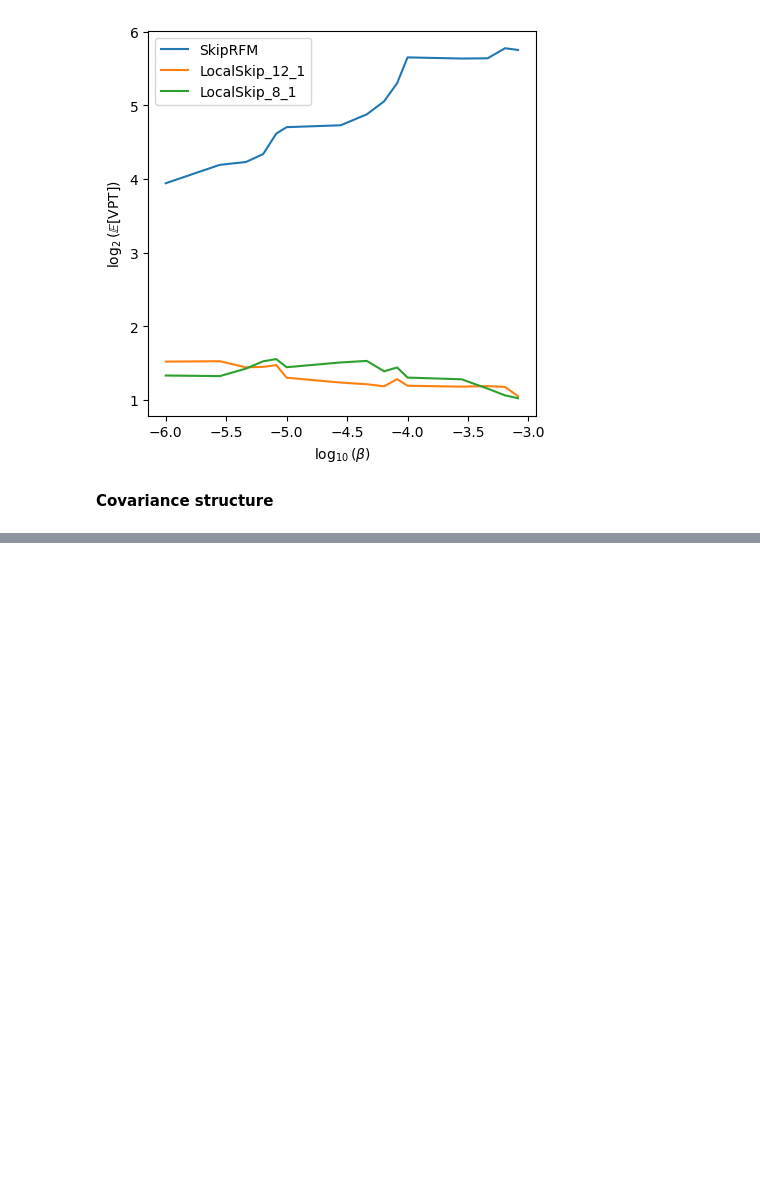
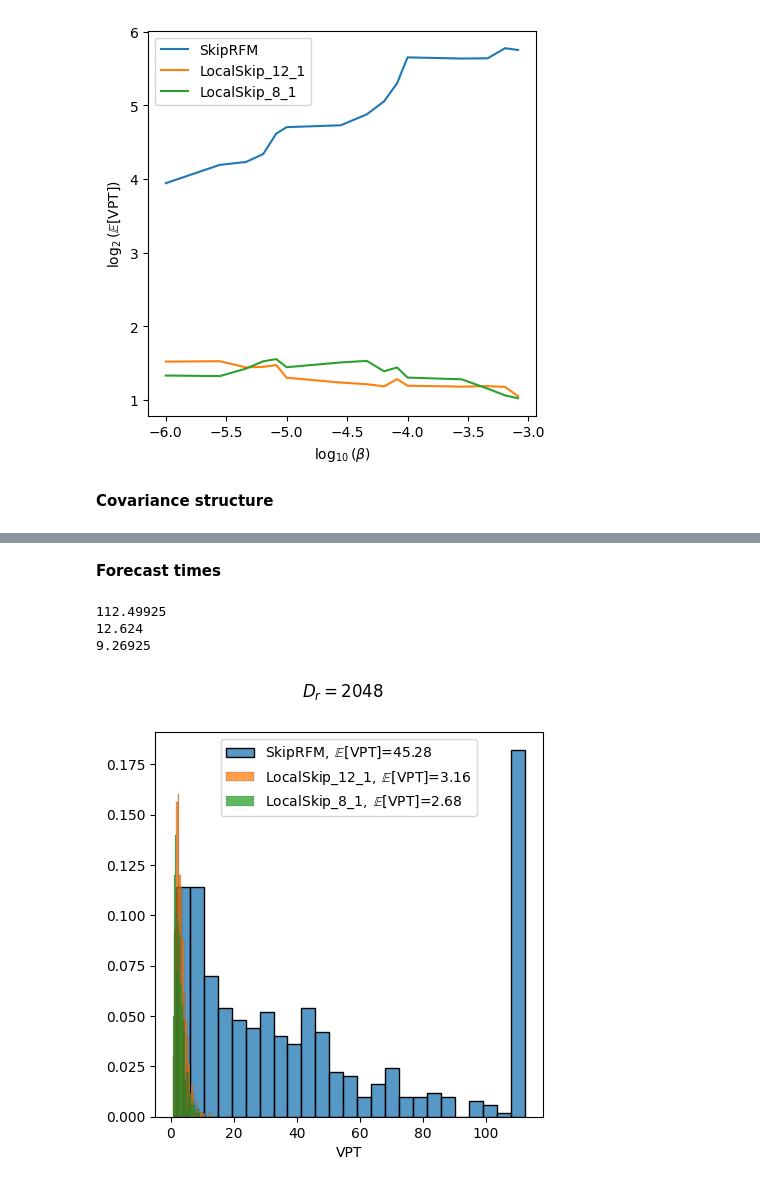
Before and after one commit to pinakm9/DeepRFM, a Jupyter notebook: notebooks/KS-12.ipynb, the cells around one changed output, grey strips where cells are left out. Saved outputs shown, nothing was run; the diff lists cells and outputs as text; code cells hidden in the pictures; blank space fills up the shorter version.

Commit message:
config

```diff
--- a/notebooks/KS-12.ipynb
+++ b/notebooks/KS-12.ipynb
@@ -67,0 +78,27 @@ plt.savefig(f"../data/plots/KS-12-cov-20.png", bbox_inches="tight", dpi=300)
+# %% [markdown]
+**Forecast times**
+# %%
+config = 'config_test_12'
+D_r, B, n = 2048, 1, 10
+data_folder = f"{folder}/{config}"
+fig = plt.figure(figsize=(5, 5))
+ax = fig.add_subplot(111)
+# ax1 = fig.add_subplot(122)
+for architecture in ['SkipRFM', 'LocalSkip_12_1', 'LocalSkip_8_1']:
+    data = pd.read_csv(f'{data_folder}/{architecture}/D_r-{D_r}_B-{B}/batch_data.csv')
+    print(data['tau_f_nmse'].max())
+    sns.histplot(data['tau_f_nmse'], ax=ax, label=f"{architecture}" + r'$,\;\mathbb{E}[{\rm VPT}]$' + f"={data['tau_f_nmse'].mean():.2f}", bins=25, stat='probability')
+    # sns.histplot(data['tau_f_se'], ax=ax1, label=f"{architecture}" + r'$,\;\mathbb{E}[{\tau_f}]$' + f"={data['tau_f_se'].mean():.2f}", bins=25, stat='probability')
+ax.set_xlabel(r'VPT')
+# ax1.set_xlabel(r'$\tau_f$')
+ax.set_ylabel('')
+# ax1.set_ylabel('')
+ax.legend()
+# ax1.legend()
+fig.suptitle(f'$D_r=${D_r}')
+plt.savefig(f"../data/plots/KS-12-vpt.png", bbox_inches="tight", dpi=300)
+# %% [output]
+112.49925
+12.624
+9.26925
+[figure, added]
```
Also changed, not shown: parts of 6 cells of this notebook, 12 other files.
